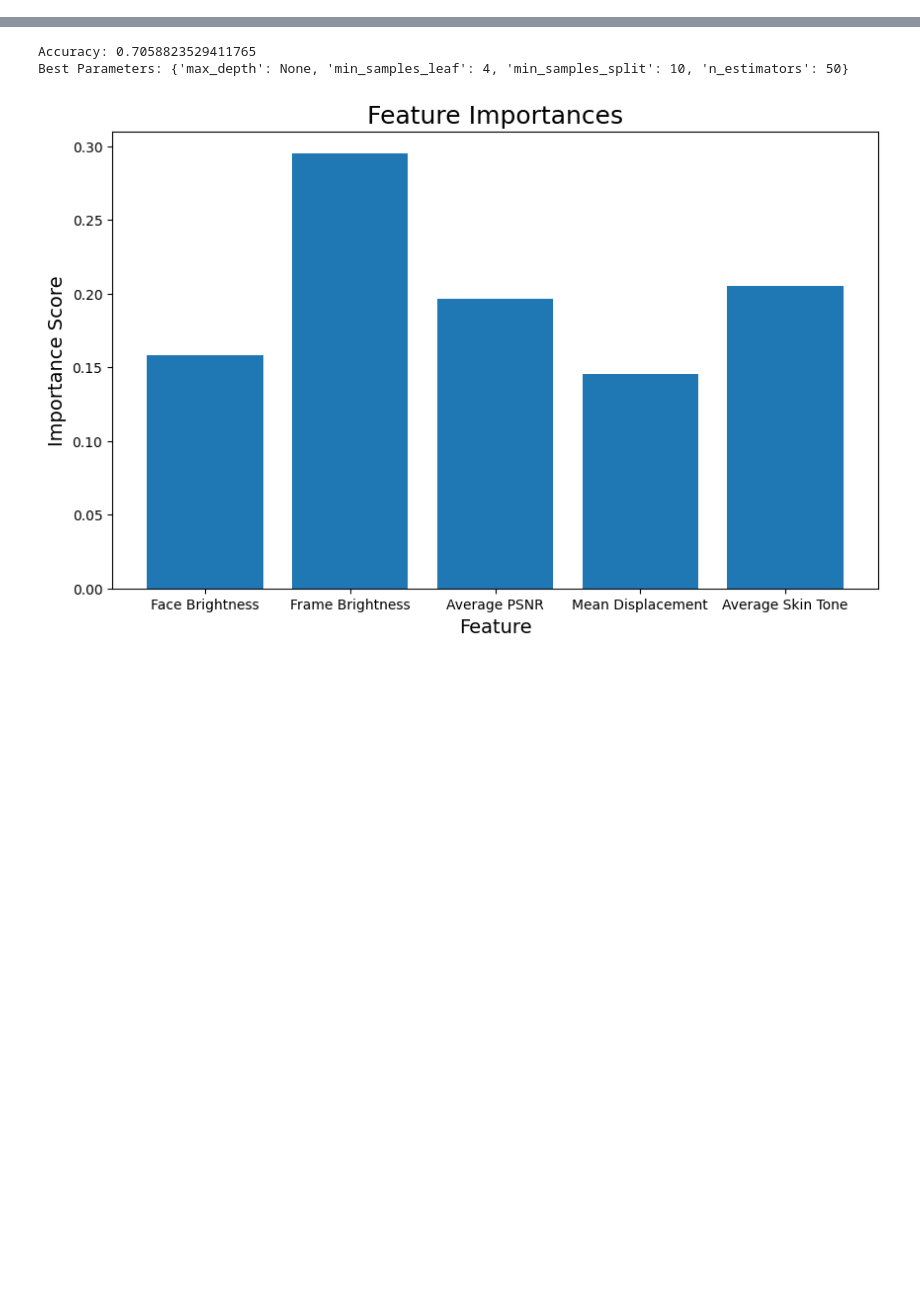
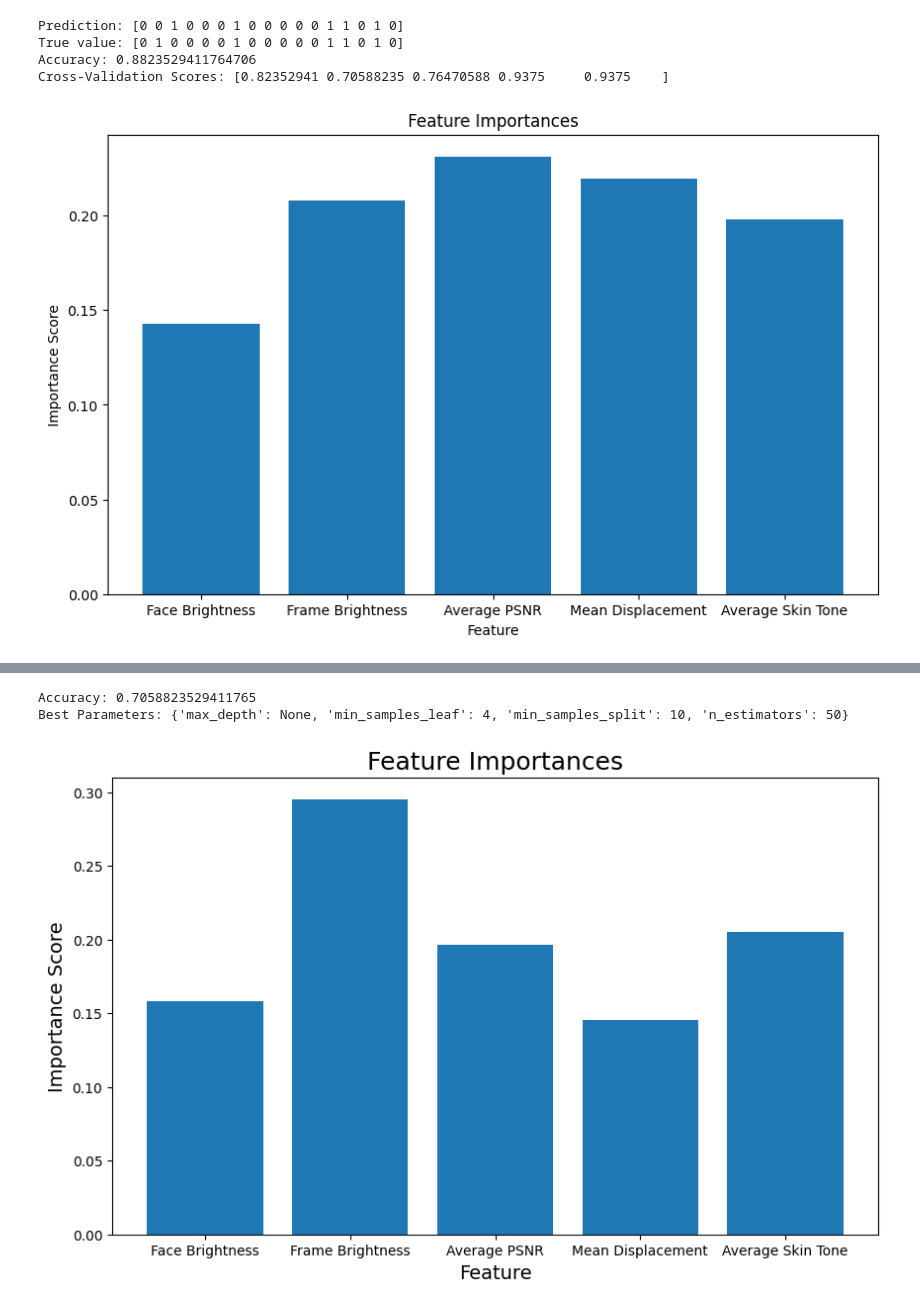
Before and after one commit to morijx/Raspi_cardiac_wave, a Jupyter notebook: Video Success/Classification.ipynb, the cells around one changed output, grey strips where cells are left out. Drawn from its saved outputs; the diff is of its cells as text; code cells hidden in the pictures; blank space fills up the shorter version.

```diff
--- a/Video Success/Classification.ipynb
+++ b/Video Success/Classification.ipynb
@@ -9,0 +25,13 @@ import matplotlib.pyplot as plt
+# %%
+
+calssifie = 'freq'
+
+
+if calssifie == 'freq':
+    print(y1)
+    y = np.where(y1 < 0.05, 1, 0)
+    print(y)
+if calssifie == 'dtw':
+    print(y2)
+    y = np.where(y2 < 2.5, 1, 0)
+    print(y)
@@ -9,0 +112,53 @@ import matplotlib.pyplot as plt
+# %%
+import numpy as np
+from sklearn.model_selection import train_test_split
+from sklearn.ensemble import RandomForestClassifier
+from sklearn.metrics import accuracy_score
+from sklearn.model_selection import cross_val_score
+import matplotlib.pyplot as plt
+
+# Assuming X contains your features and y contains your labels
+
+X = np.column_stack((all_face_brightness, all_frame_brightness, all_average_psnr, all_mean_displacement, all_average_skin_tone))
+
+# Split data into train and test sets
+X_train, X_test, y_train, y_test = train_test_split(X, y, test_size=0.2, random_state=5)
+
+# Initialize Random Forest classifier
+clf = RandomForestClassifier()
+
+# Train the classifier
+clf.fit(X_train, y_train)
+
+# Predict on the test set
+y_pred = clf.predict(X_test)
+
+# Print predictions and true values
+print("Prediction:", y_pred)
+print("True value:", y_test)
+
+# Evaluate accuracy
+accuracy = accuracy_score(y_test, y_pred)
+print("Accuracy:", accuracy)
+
+# Cross-validation scores
+cv_scores = cross_val_score(clf, X, y, cv=5)
+print("Cross-Validation Scores:", cv_scores)
+
+# Feature importances
+feature_importances = clf.feature_importances_
+
+# Plotting feature importances
+plt.figure(figsize=(10, 6))
+plt.bar(range(X.shape[1]), feature_importances, align='center')
+plt.xticks(range(X.shape[1]), ['Face Brightness', 'Frame Brightness', 'Average PSNR', 'Mean Displacement', 'Average Skin Tone'])
+plt.xlabel('Feature')
+plt.ylabel('Importance Score')
+plt.title('Feature Importances')
+plt.show()
+# %% [output]
+Prediction: [0 0 1 0 0 0 1 0 0 0 0 0 1 1 0 1 0]
+True value: [0 1 0 0 0 0 1 0 0 0 0 0 1 1 0 1 0]
+Accuracy: 0.8823529411764706
+Cross-Validation Scores: [0.82352941 0.70588235 0.76470588 0.9375     0.9375    ]
+[figure, added]
```
Also changed, not shown: parts of 16 cells of this notebook.
